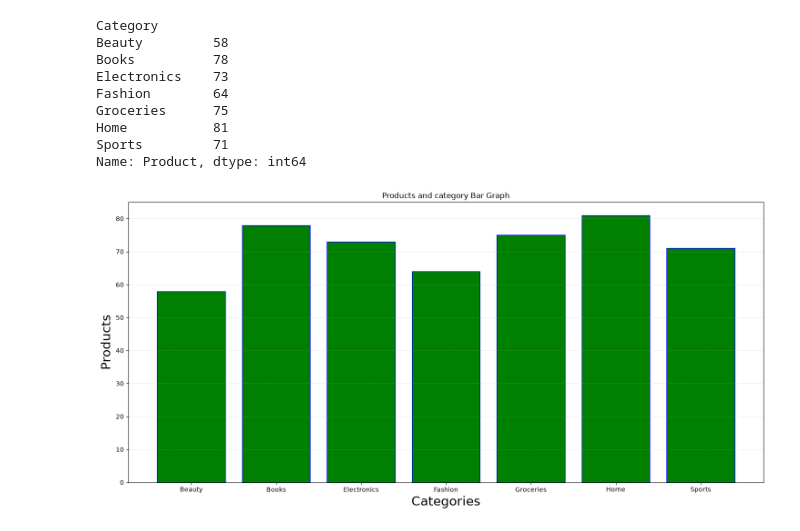
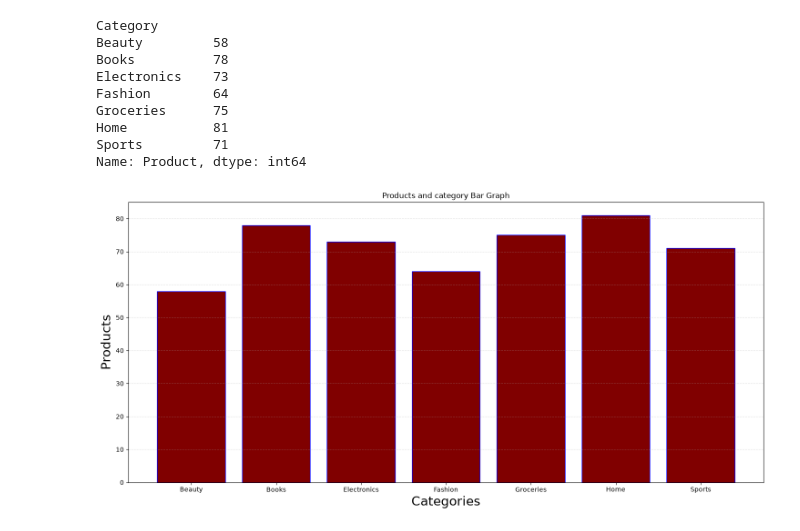
Before and after one commit to pukarnepali/AI_Udaan-Python, a Jupyter notebook: visualization/matplotlib_day16.ipynb, the cells around one changed output. Cells and saved outputs as stored; diff of their text form; code cells hidden in the pictures.

```diff
--- a/visualization/matplotlib_day16.ipynb
+++ b/visualization/matplotlib_day16.ipynb
@@ -57,10 +59,10 @@ Name: Product, dtype: int64
 # %%
 # bar() for bar garph
 plt.figure(figsize = (18,8))  # increasing size of bar graph from default size
-plt.bar(category.index, category.values, color = "green", edgecolor = "blue")  # change color of bars and change edge color
+plt.bar(category.index, category.values, color = "maroon", edgecolor = "blue")  # change color of bars and change edge color
 plt.xlabel("Categories", fontsize = 20)  # x label name
 plt.ylabel("Products", fontsize = 20)  # y label name
 plt.title("Products and category Bar Graph")  # title
 plt.grid(axis = "y", linestyle = "--", alpha = 0.35)   # grid in bar garph , linestyle to provide style on grid , aplha to visibility of grid
 # %% [output]
-[figure, old version]
+[figure, new version]
```
Also changed, not shown: parts of 1 cell of this notebook, 1 other file.
